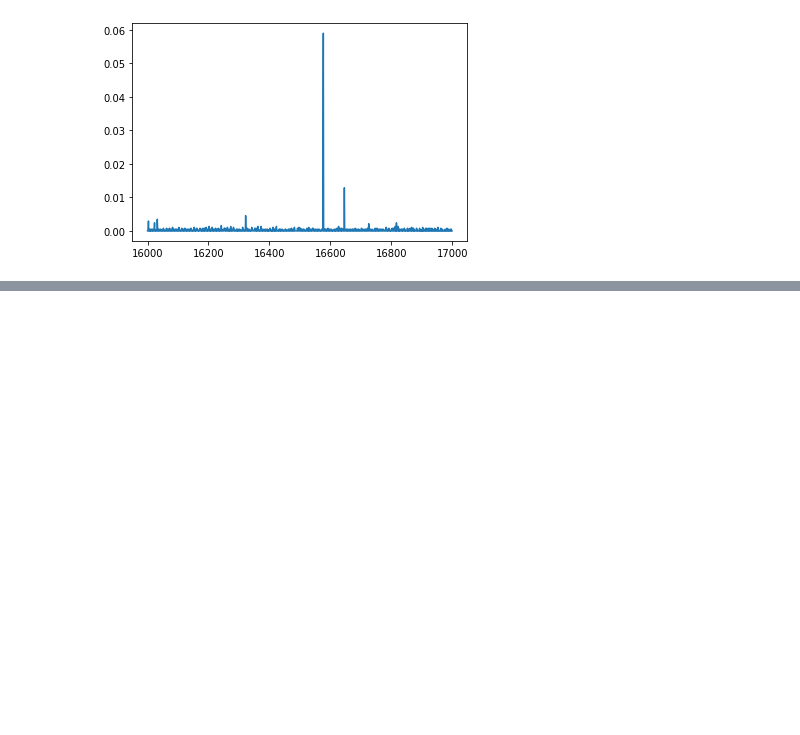
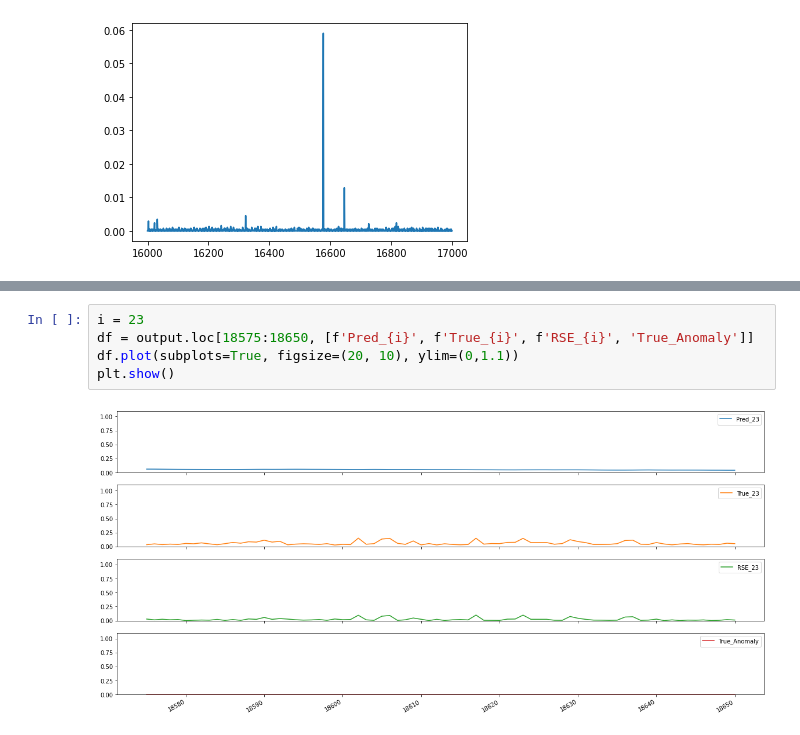
Before and after one commit to ML4ITS/mtad-gat-pytorch, a Jupyter notebook: eda/smd_eda.ipynb, the cells around one changed output, grey strips where cells are left out. Drawn from its saved outputs; the diff is of its cells as text; blank space fills up the shorter version.

```diff
--- a/eda/smd_eda.ipynb
+++ b/eda/smd_eda.ipynb
@@ -185,0 +171,7 @@ plt.show();
+# %%
+i = 23
+df = output.loc[18575:18650, [f'Pred_{i}', f'True_{i}', f'RSE_{i}', 'True_Anomaly']]
+df.plot(subplots=True, figsize=(20, 10), ylim=(0,1.1))
+plt.show()
+# %% [output]
+[figure, added]
```
Also changed, not shown: parts of 5 cells of this notebook, 1 other file.
